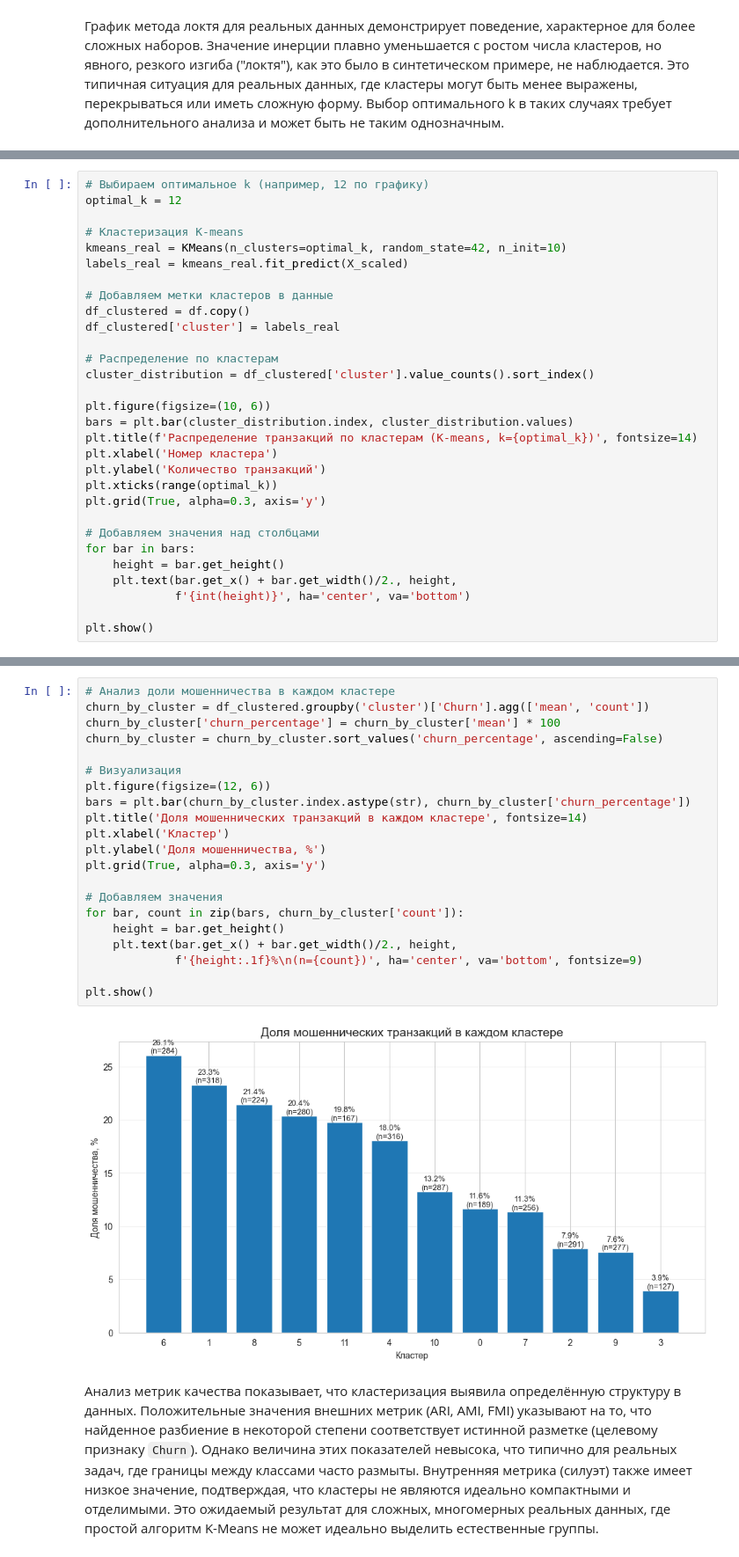
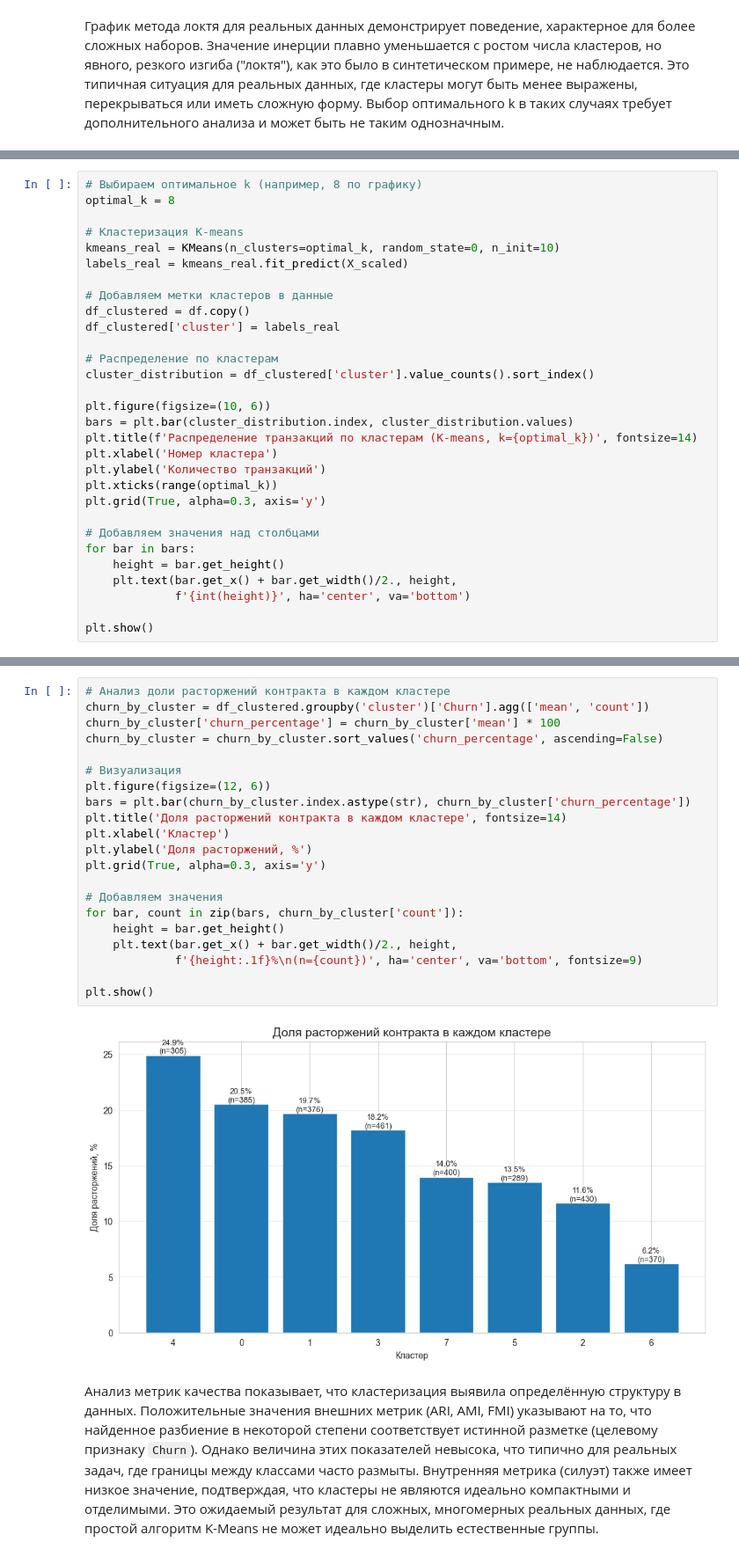
Before and after one commit to user000000000000000000000/LR4_Antonov_5, a Jupyter notebook: ЛР4_Антонов_5.ipynb, the cells around one changed output, grey strips where cells are left out. Shown at 88% size. Cells and saved outputs as stored; diff of their text form.

```diff
--- a/ЛР4_Антонов_5.ipynb
+++ b/ЛР4_Антонов_5.ipynb
@@ -535,9 +535,9 @@ plt.show()
 # %%
-# Выбираем оптимальное k (например, 12 по графику)
-optimal_k = 12
+# Выбираем оптимальное k (например, 8 по графику)
+optimal_k = 8
 
 # Кластеризация K-means
-kmeans_real = KMeans(n_clusters=optimal_k, random_state=42, n_init=10)
+kmeans_real = KMeans(n_clusters=optimal_k, random_state=0, n_init=10)
 labels_real = kmeans_real.fit_predict(X_scaled)
 
 # Добавляем метки кластеров в данные
@@ -569,26 +569,26 @@ plt.show()
 # %%
-# Анализ доли мошенничества в каждом кластере
+# Анализ доли расторжений контракта в каждом кластере
 churn_by_cluster = df_clustered.groupby('cluster')['Churn'].agg(['mean', 'count'])
 churn_by_cluster['churn_percentage'] = churn_by_cluster['mean'] * 100
 churn_by_cluster = churn_by_cluster.sort_values('churn_percentage', ascending=False)
 
 # Визуализация
 plt.figure(figsize=(12, 6))
 bars = plt.bar(churn_by_cluster.index.astype(str), churn_by_cluster['churn_percentage'])
-plt.title('Доля мошеннических транзакций в каждом кластере', fontsize=14)
+plt.title('Доля расторжений контракта в каждом кластере', fontsize=14)
 plt.xlabel('Кластер')
-plt.ylabel('Доля мошенничества, %')
+plt.ylabel('Доля расторжений, %')
 plt.grid(True, alpha=0.3, axis='y')
 
 # Добавляем значения
 for bar, count in zip(bars, churn_by_cluster['count']):
     height = bar.get_height()
     plt.text(bar.get_x() + bar.get_width()/2., height,
              f'{height:.1f}%\n(n={count})', ha='center', va='bottom', fontsize=9)
 
 plt.show()
 # %% [output]
-[figure, old version]
+[figure, new version]
 # %% [markdown]
 Анализ метрик качества показывает, что кластеризация выявила определённую структуру в данных. Положительные значения внешних метрик (ARI, AMI, FMI) указывают на то, что найденное разбиение в некоторой степени соответствует истинной разметке (целевому признаку `Churn`). Однако величина этих показателей невысока, что типично для реальных задач, где границы между классами часто размыты. Внутренняя метрика (силуэт) также имеет низкое значение, подтверждая, что кластеры не являются идеально компактными и отделимыми. Это ожидаемый результат для сложных, многомерных реальных данных, где простой алгоритм K-Means не может идеально выделить естественные группы.
 # %%
```
Also changed, not shown: parts of 15 cells of this notebook.
